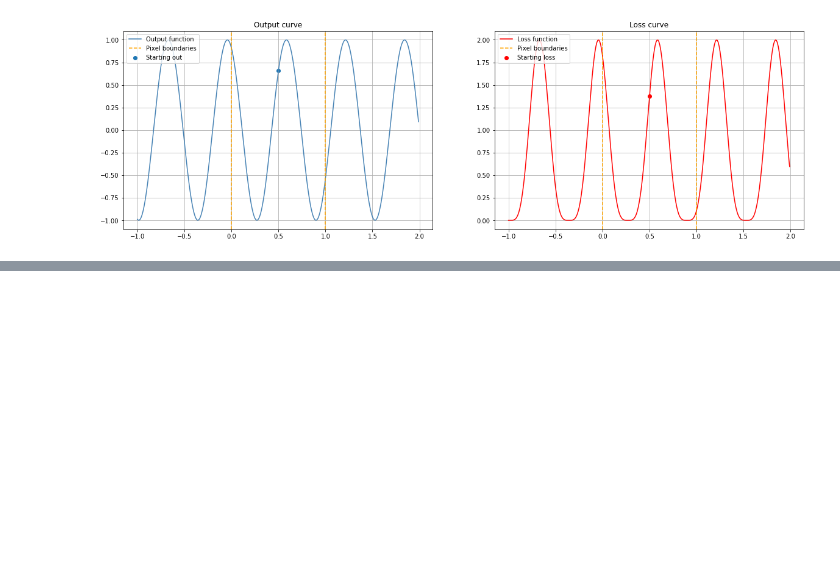
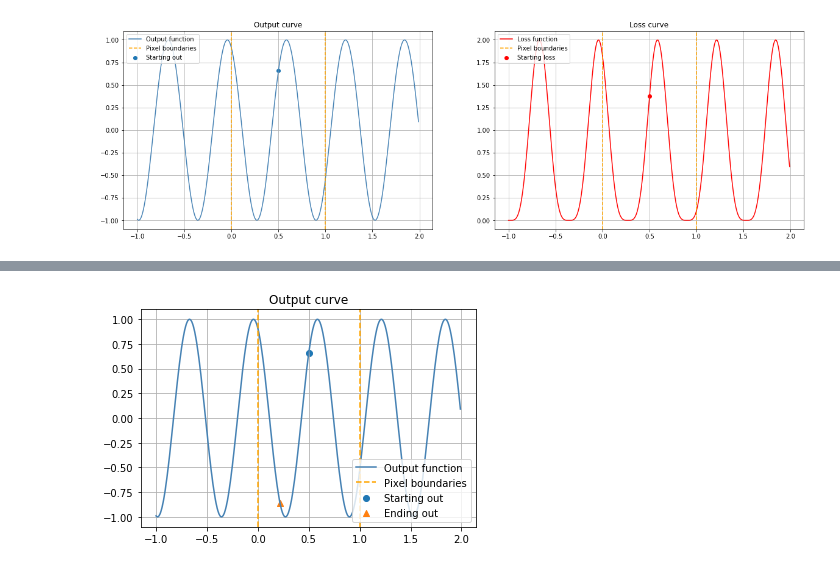
Before and after one commit to f-grimaldi/AdvAttack, a Jupyter notebook: jupyters_demos/inexactZSCG_sin_function.ipynb, the cells around one changed output, grey strips where cells are left out. Cells and saved outputs as stored; diff of their text form; code cells hidden in the pictures; blank space fills up the shorter version.

```diff
--- a/jupyters_demos/inexactZSCG_sin_function.ipynb
+++ b/jupyters_demos/inexactZSCG_sin_function.ipynb
@@ -347,14 +336,0 @@ IndexError: too many indices for tensor of dimension 1
-# %%
-net = net.cpu()
-out_new =  net(torch.tensor([x_new]).view(1, 1, 1, 1).float())[0, n]
-
-plt.figure(figsize = (10, 5))
-plt.plot(xs, outs1, label = 'Output function')
-plt.axvline(original_x + 20, linestyle='--', color='orange', label = 'Boundaires')
-plt.axvline(original_x -20, linestyle='--', color='orange')
-plt.scatter(original_x, original_out[n], label='Starting point')
-plt.scatter(x_new.cpu().detach(), out_new.cpu().detach(), label='Ending point')
-plt.legend()
-plt.xlabel('Input')
-plt.ylabel('Out')
-plt.grid()
@@ -479,0 +337,15 @@ Output:      0.5594403147697449
+# %%
+device = torch.device('cuda')
+optim = InexactZSCG(model=net, loss=loss_fn)
+x_new, losses, outs, input_list = optim.run(**params)
+
+plt.plot(torch.arange(C[0]-1, C[1]+1, step=0.01), out, color='steelblue', label='Output function')
+plt.scatter(original_x, net(original_x), label='Starting out')
+plt.scatter(x_new.cpu().numpy(), net(x_new.view(1, 1, 1, 1)).cpu().numpy(), marker='^', label='Ending out')
+plt.axvline(C[0], color='orange', linestyle='--', label='Pixel boundaries')
+plt.axvline(C[1], color='orange', linestyle='--')
+plt.title('Output curve')
+plt.legend(loc='lower right')
+plt.grid()
+# %% [output]
+[figure, added]
```
Also changed, not shown: parts of 8 cells of this notebook, 2 other files.
